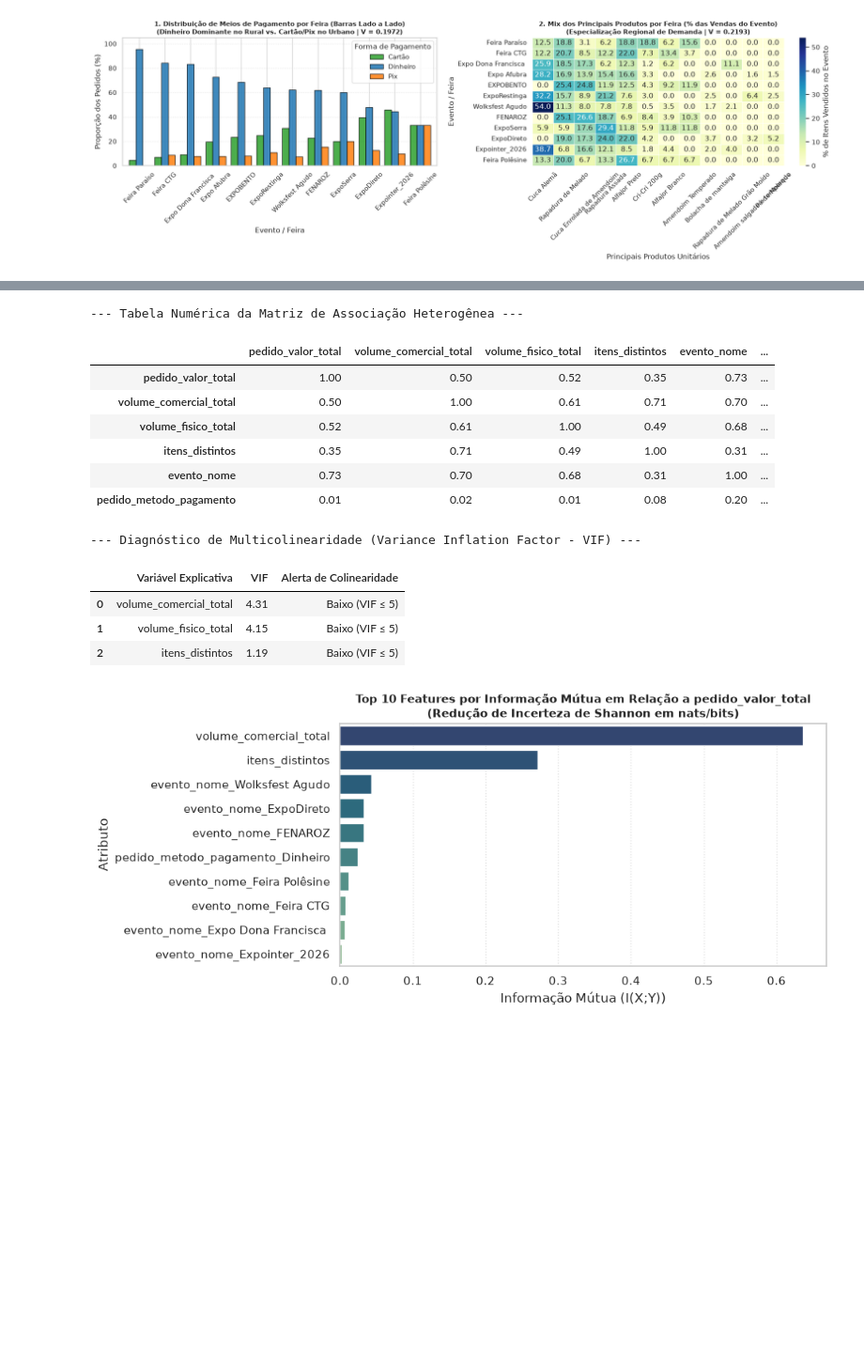
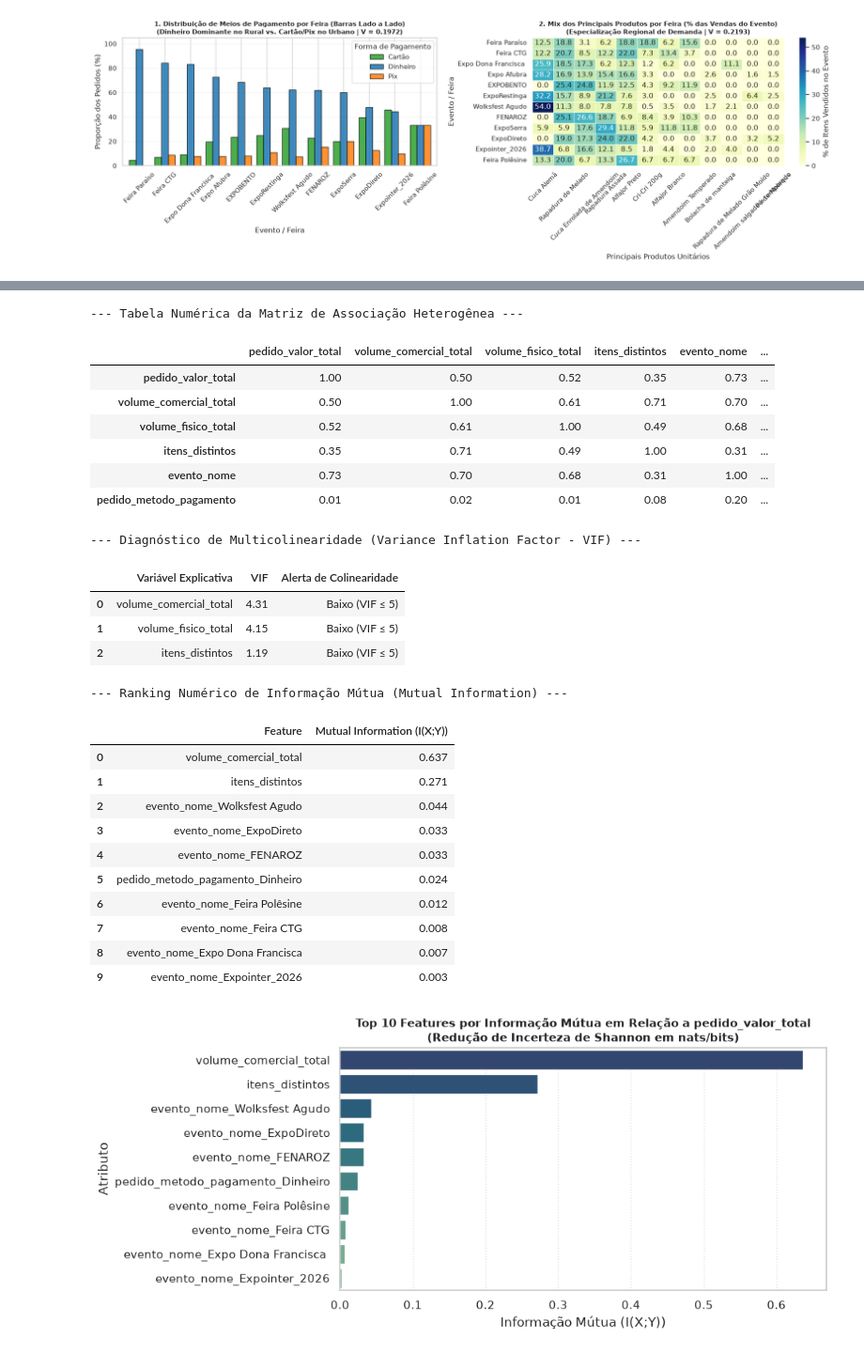
Before and after one commit to SIS-AMF/2026-2_trablho-g1-cd-ai2, a Jupyter notebook: main.ipynb, the cells around one changed output, grey strips where cells are left out. Shown at 94% size. Saved outputs shown, nothing was run; the diff lists cells and outputs as text; code cells hidden in the pictures; blank space fills up the shorter version.

```diff
--- a/main.ipynb
+++ b/main.ipynb
@@ -43,8 +50,18 @@ Realizar o diagnóstico preliminar da base bruta de dados para validar dimensõe
 # %%
+# ==============================================================================
+# 0. SETUP AMBIENTAL & PORTABILIDADE (GOOGLE COLAB / LOCAL)
+# ==============================================================================
+# Instalação automática do dython caso o ambiente não o possua (essencial para Google Colab)
+try:
+    import dython
+except ImportError:
+    !pip install -q dython
+
+import os
 import pandas as pd
 
 # Parâmetros operacionais
-DATASET_PATH = './dataset-kalimentos-vendas.csv'
+DATASET_PATH = 'dataset-kalimentos-vendas.csv' if os.path.exists('dataset-kalimentos-vendas.csv') else './dataset-kalimentos-vendas.csv'
 TIMEZONE = 'America/Sao_Paulo'
 
 # Carregamento da base bruta
@@ -1864,37 +1890,52 @@ mi_scores = mutual_info_regression(X_mi, y_mi, random_state=42)
 df_mi = pd.Series(mi_scores, index=X_mi.columns).sort_values(ascending=False).head(10).reset_index()
 df_mi.columns = ['Feature', 'Mutual Information (I(X;Y))']
 
+print("--- Ranking Numérico de Informação Mútua (Mutual Information) ---")
+display(df_mi.round(3))
+
 # Gráfico de Barras Horizontal de Informação Mútua
 plt.figure(figsize=(10, 4.5))
 sns.barplot(
     data=df_mi,
     x='Mutual Information (I(X;Y))',
     y='Feature',
     palette='crest_r',
     hue='Feature',
     legend=False
 )
 plt.title('Top 10 Features por Informação Mútua em Relação a pedido_valor_total\n(Redução de Incerteza de Shannon em nats/bits)', fontsize=11, fontweight='bold')
 plt.xlabel('Informação Mútua (I(X;Y))')
 plt.ylabel('Atributo')
 plt.grid(axis='x', linestyle=':', alpha=0.6)
 plt.tight_layout()
 plt.show()
 # %% [output]
 [figure]
 --- Tabela Numérica da Matriz de Associação Heterogênea ---
 |  | pedido_valor_total | volume_comercial_total | volume_fisico_total | itens_distintos | evento_nome | ... |
 | pedido_valor_total | 1.00 | 0.50 | 0.52 | 0.35 | 0.73 | ... |
 | volume_comercial_total | 0.50 | 1.00 | 0.61 | 0.71 | 0.70 | ... |
 | volume_fisico_total | 0.52 | 0.61 | 1.00 | 0.49 | 0.68 | ... |
 | itens_distintos | 0.35 | 0.71 | 0.49 | 1.00 | 0.31 | ... |
 | evento_nome | 0.73 | 0.70 | 0.68 | 0.31 | 1.00 | ... |
 | pedido_metodo_pagamento | 0.01 | 0.02 | 0.01 | 0.08 | 0.20 | ... |
 --- Diagnóstico de Multicolinearidade (Variance Inflation Factor - VIF) ---
 |  | Variável Explicativa | VIF | Alerta de Colinearidade |
 | 0 | volume_comercial_total | 4.31 | Baixo (VIF ≤ 5) |
 | 1 | volume_fisico_total | 4.15 | Baixo (VIF ≤ 5) |
 | 2 | itens_distintos | 1.19 | Baixo (VIF ≤ 5) |
+--- Ranking Numérico de Informação Mútua (Mutual Information) ---
+|  | Feature | Mutual Information (I(X;Y)) |
+| 0 | volume_comercial_total | 0.637 |
+| 1 | itens_distintos | 0.271 |
+| 2 | evento_nome_Wolksfest Agudo | 0.044 |
+| 3 | evento_nome_ExpoDireto | 0.033 |
+| 4 | evento_nome_FENAROZ | 0.033 |
+| 5 | pedido_metodo_pagamento_Dinheiro | 0.024 |
+| 6 | evento_nome_Feira Polêsine | 0.012 |
+| 7 | evento_nome_Feira CTG | 0.008 |
+| 8 | evento_nome_Expo Dona Francisca | 0.007 |
+| 9 | evento_nome_Expointer_2026 | 0.003 |
 [figure]
 # %% [markdown]
 #### Interpretação Estatística e Decisão de Negócio (Bloco 4)
```
Also changed, not shown: parts of 31 cells of this notebook, 2 other files.
